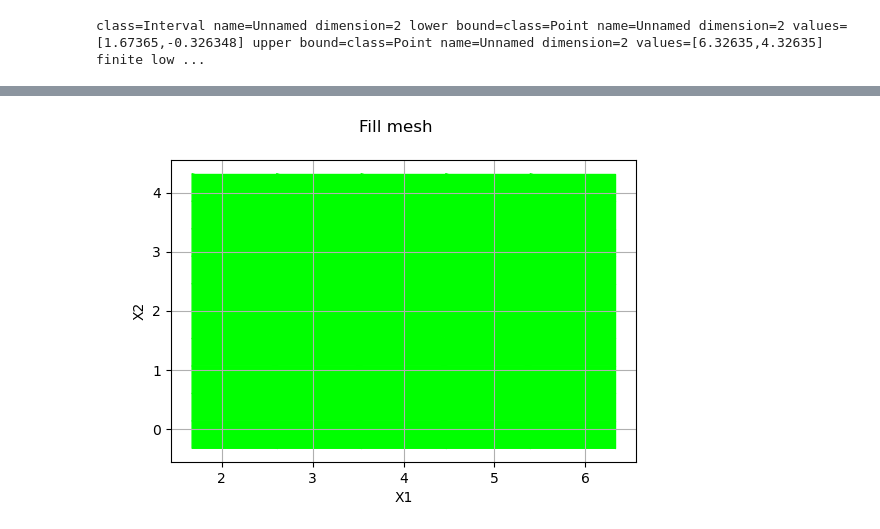
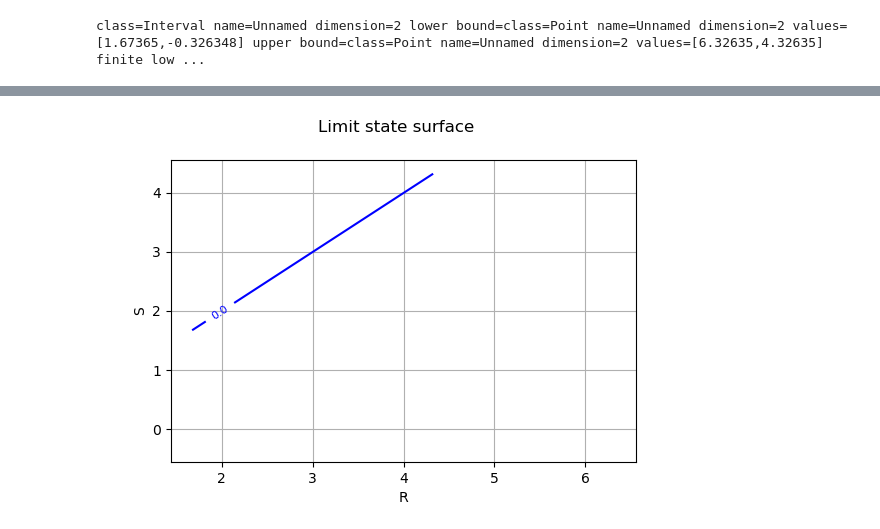
Before and after one commit to openturns/otbenchmark, a Jupyter notebook: examples/Cas-R-S-crosscut.ipynb, the cells around one changed output, grey strips where cells are left out. Saved outputs shown, nothing was run; the diff lists cells and outputs as text; code cells hidden in the pictures.

```diff
--- a/examples/Cas-R-S-crosscut.ipynb
+++ b/examples/Cas-R-S-crosscut.ipynb
@@ -161,7 +63,6 @@ boundsPoly = ot.PolygonArray(polygonList)
-# %%
-graph = ot.Graph("Fill mesh", "X1", "X2", True)
-graph.add(boundsPoly)
-graph.setLegends([""])
-graph
-# %% [output]
-[figure, removed]
+# %%
+nX = 75
+nY = 75
+drawEvent.drawLimitState(bounds, nX, nY)
+# %% [output]
+[figure, added]
```
Also changed, not shown: parts of 30 cells of this notebook, 5 other files.
